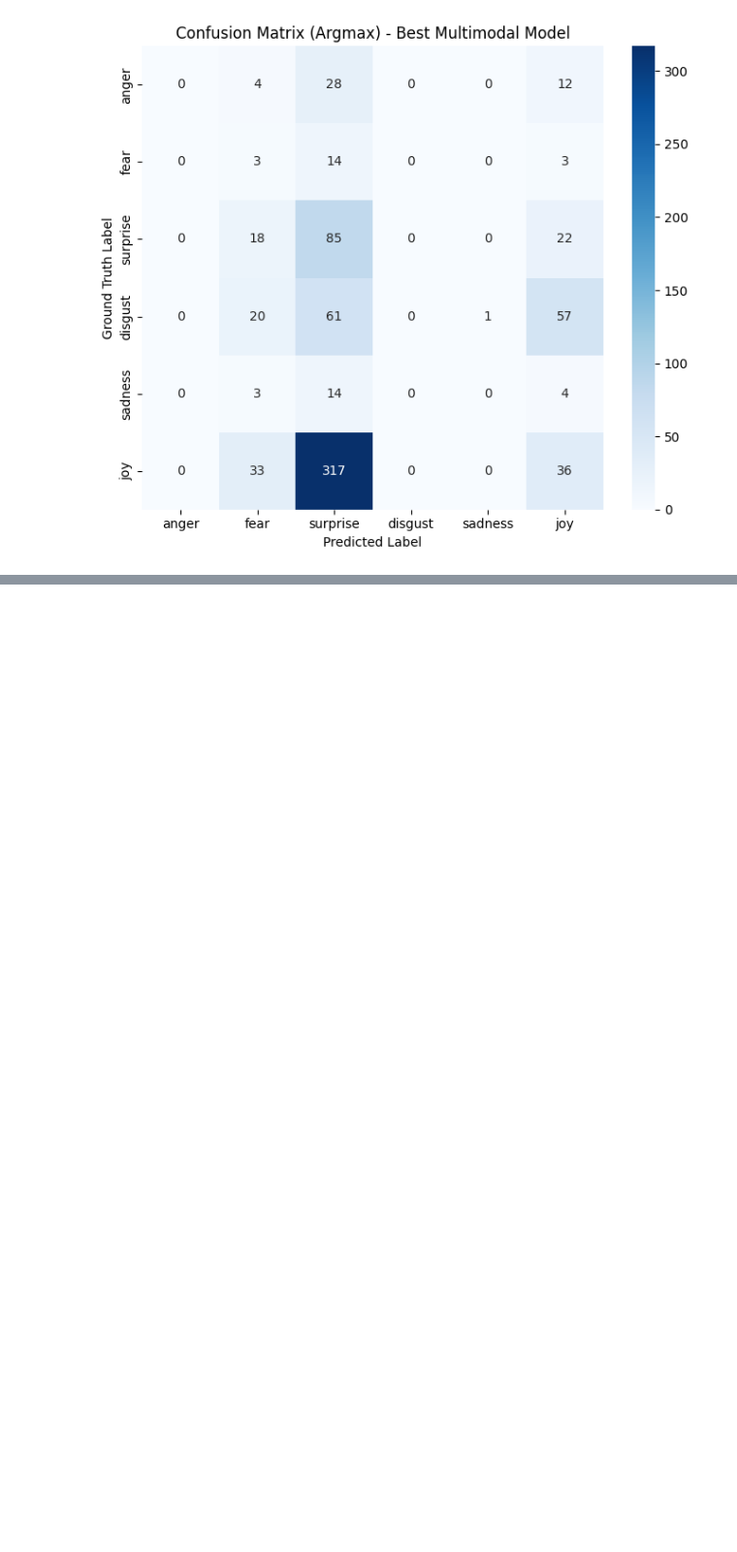
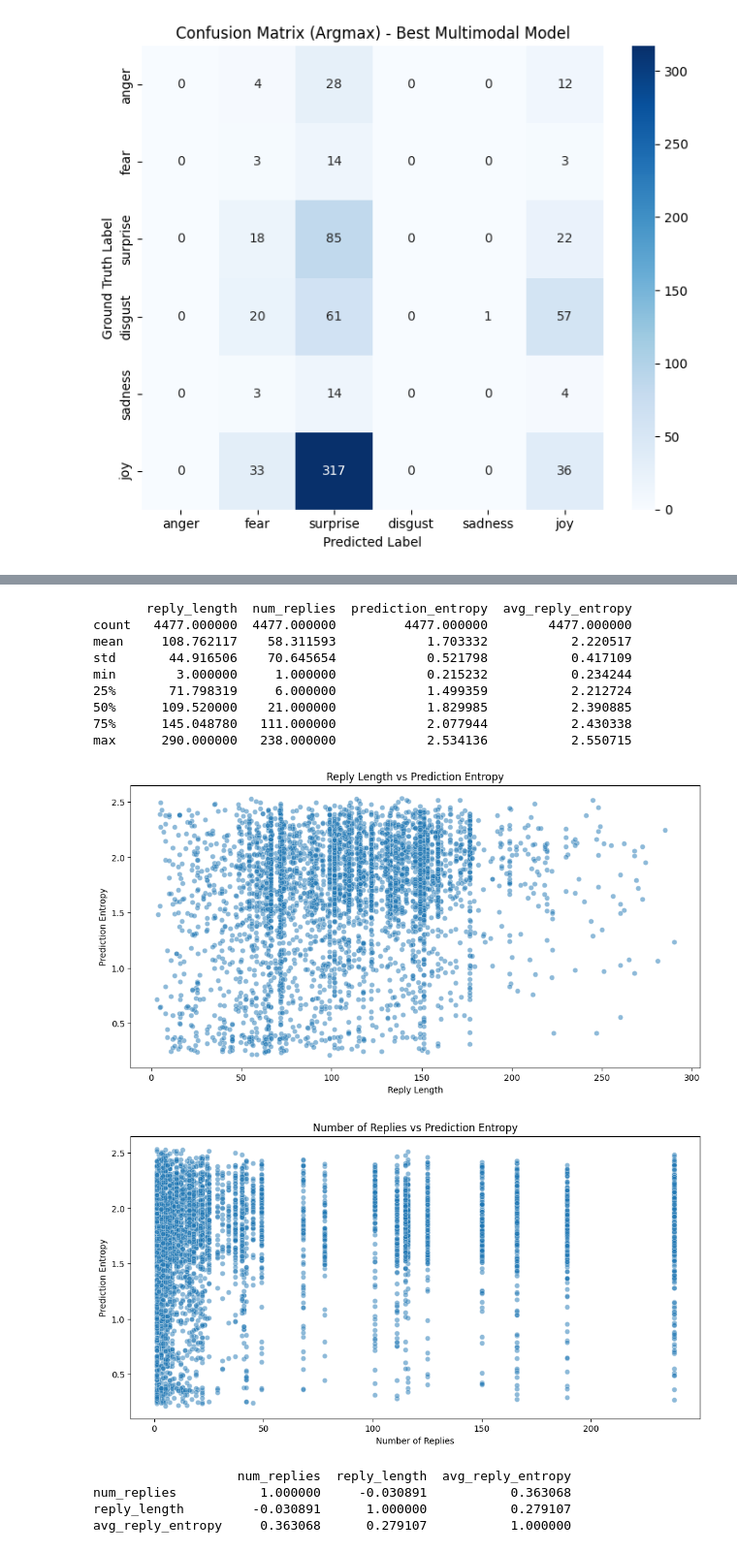
Before and after one commit to tyagiprnv/masterthesis, a Jupyter notebook: src/notebooks/baseline_scores.ipynb, the cells around one changed output, grey strips where cells are left out. Shown at 97% size. Drawn from its saved outputs; the diff is of its cells as text; code cells hidden in the pictures; blank space fills up the shorter version.

Commit message:
additional analysis

```diff
--- a/src/notebooks/baseline_scores.ipynb
+++ b/src/notebooks/baseline_scores.ipynb
@@ -649,0 +739,14 @@ plt.show()
+# %%
+predictions_df=pd.read_csv("/Users/pranavtyagi/Projects/masterthesis/data/predictions_aug.csv")
+# %%
+df = df.merge(predictions_df[["conversation_id", "average_reply_distribution"]], on="conversation_id")
+# %%
+def parse_predictions(pred_str):
+    return dict(ast.literal_eval(pred_str))
+
+df['mapped_predictions'] = df['mapped_predictions'].apply(parse_predictions)
+# %%
+def parse_predictions(pred_str):
+    return ast.literal_eval(pred_str)
+
+df['average_reply_distribution'] = df['average_reply_distribution'].apply(parse_predictions)
@@ -649,0 +769,64 @@ plt.show()
+# %%
+import pandas as pd
+import numpy as np
+import json
+from scipy.stats import entropy
+import matplotlib.pyplot as plt
+import seaborn as sns
+
+# Function to calculate entropy from a dictionary of probabilities
+def compute_entropy(prediction_dict):
+    if isinstance(prediction_dict, str):
+        prediction_dict = json.loads(prediction_dict)  # Convert from string if needed
+    probs = np.array(list(prediction_dict.values()))
+    return entropy(probs, base=2)
+
+# Compute reply lengths
+df["reply_length"] = df.groupby("conversation_id")["replies"].transform(lambda x: x.str.len().mean())
+
+# Compute additional features
+df["num_replies"] = df.groupby("conversation_id")["id"].transform("count")
+df["prediction_entropy"] = df["mapped_predictions"].apply(compute_entropy)
+df["avg_reply_entropy"] = df["average_reply_distribution"].apply(compute_entropy)
+
+# Descriptive statistics
+print(df[["reply_length", "num_replies", "prediction_entropy", "avg_reply_entropy"]].describe())
+
+# Visualization
+plt.figure(figsize=(12, 6))
+sns.scatterplot(data=df, x="reply_length", y="prediction_entropy", alpha=0.5)
+plt.xlabel("Reply Length")
+plt.ylabel("Prediction Entropy")
+plt.title("Reply Length vs Prediction Entropy")
+plt.show()
+
+plt.figure(figsize=(12, 6))
+sns.scatterplot(data=df, x="num_replies", y="prediction_entropy", alpha=0.5)
+plt.xlabel("Number of Replies")
+plt.ylabel("Prediction Entropy")
+plt.title("Number of Replies vs Prediction Entropy")
+plt.show()
+
+# Correlation analysis
+correlation_matrix = df[["num_replies", "reply_length", "avg_reply_entropy"]].corr()
+print(correlation_matrix)
+
+sns.heatmap(correlation_matrix, annot=True, cmap="Blues", fmt=".2f")
+plt.title("Correlation Matrix")
+plt.show()
+# %% [output]
+       reply_length  num_replies  prediction_entropy  avg_reply_entropy
+count   4477.000000  4477.000000         4477.000000        4477.000000
+mean     108.762117    58.311593            1.703332           2.220517
+std       44.916506    70.645654            0.521798           0.417109
+min        3.000000     1.000000            0.215232           0.234244
+25%       71.798319     6.000000            1.499359           2.212724
+50%      109.520000    21.000000            1.829985           2.390885
+75%      145.048780   111.000000            2.077944           2.430338
+max      290.000000   238.000000            2.534136           2.550715
+[figure, added]
+[figure, added]
+                   num_replies  reply_length  avg_reply_entropy
+num_replies           1.000000     -0.030891           0.363068
+reply_length         -0.030891      1.000000           0.279107
+avg_reply_entropy     0.363068      0.279107           1.000000
```
Also changed, not shown: parts of 20 cells of this notebook, 2 other files.
